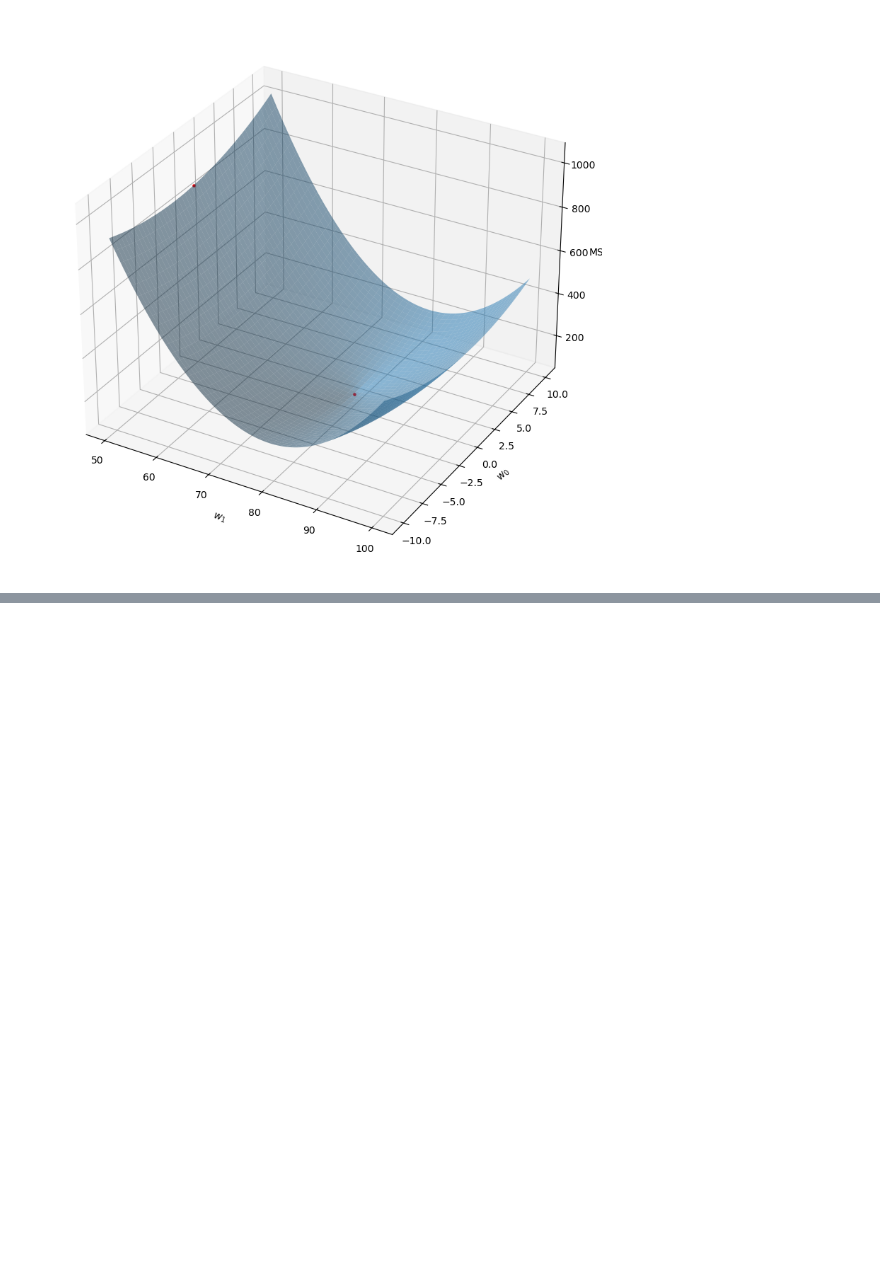
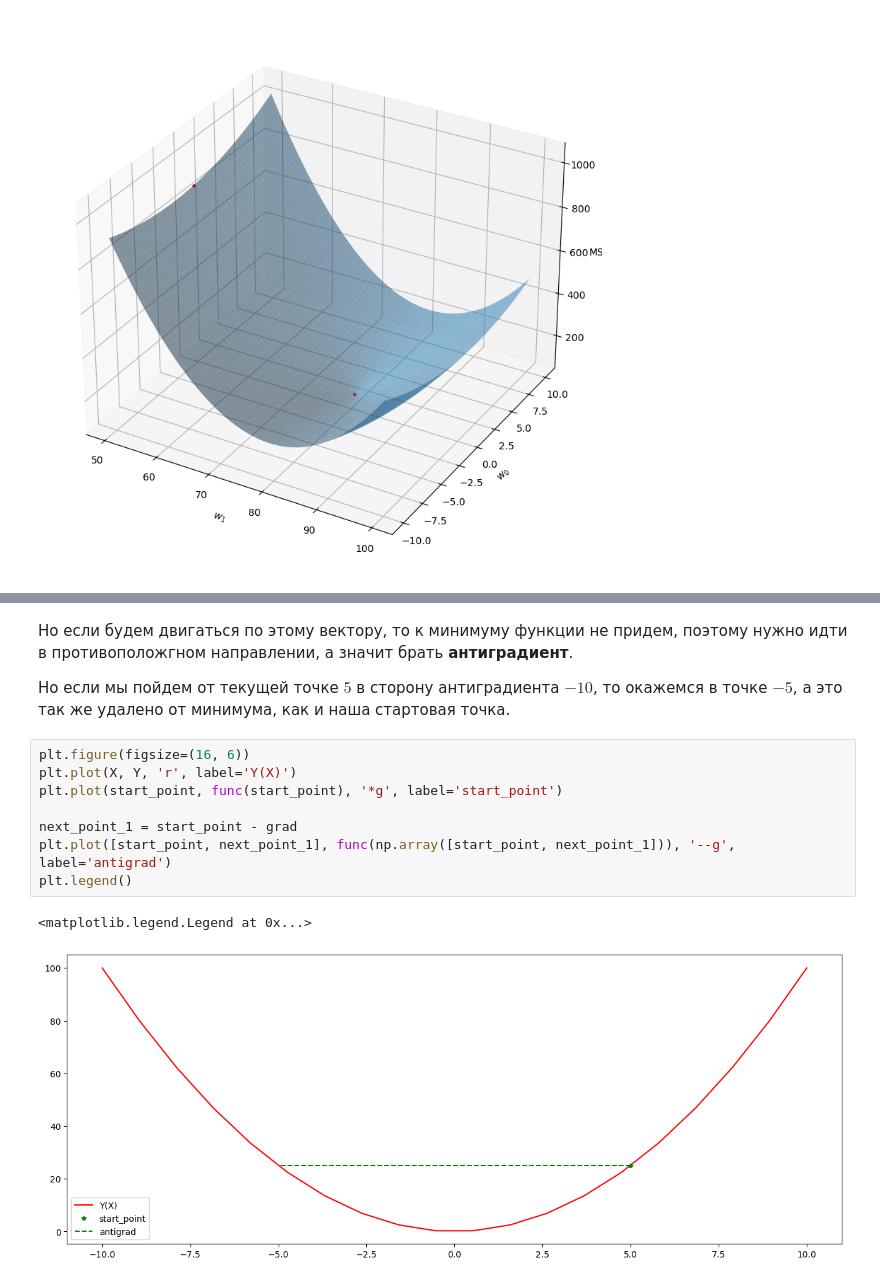
Before and after one commit to artistique1/Data-Science-For-Beginners-from-scratch-SENATOROV, a Jupyter notebook: ML/linear_regression_mse.ipynb, the cells around one changed output, grey strips where cells are left out. Saved outputs shown, nothing was run; the diff lists cells and outputs as text; blank space fills up the shorter version.

```diff
--- a/ML/linear_regression_mse.ipynb
+++ b/ML/linear_regression_mse.ipynb
@@ -277,0 +334,15 @@ plt.show()
+# %% [markdown]
+Но если будем двигаться по этому вектору, то к минимуму функции не придем, поэтому нужно идти в противоположгном направлении, а значит брать **антиградиент**.
+
+Но если мы пойдем от текущей точке $5$ в сторону антиградиента $-10$, то окажемся в точке $-5$, а это так же удалено от минимума, как и наша стартовая точка.
+# %%
+plt.figure(figsize=(16, 6))
+plt.plot(X, Y, 'r', label='Y(X)')
+plt.plot(start_point, func(start_point), '*g', label='start_point')
+
+next_point_1 = start_point - grad
+plt.plot([start_point, next_point_1], func(np.array([start_point, next_point_1])), '--g', label='antigrad')
+plt.legend()
+# %% [output]
+<matplotlib.legend.Legend at 0x...>
+[figure, added]
```
Also changed, not shown: parts of 68 cells of this notebook.
